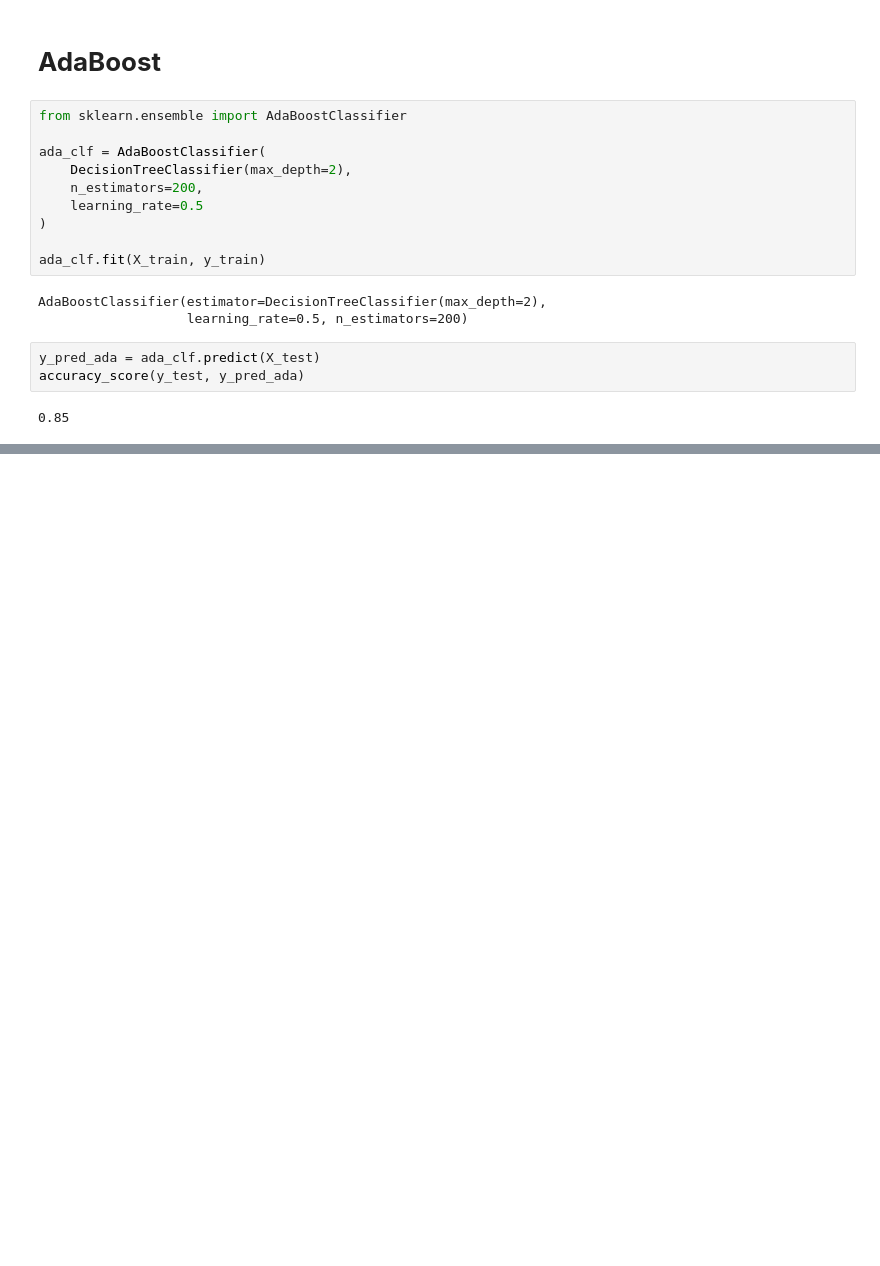
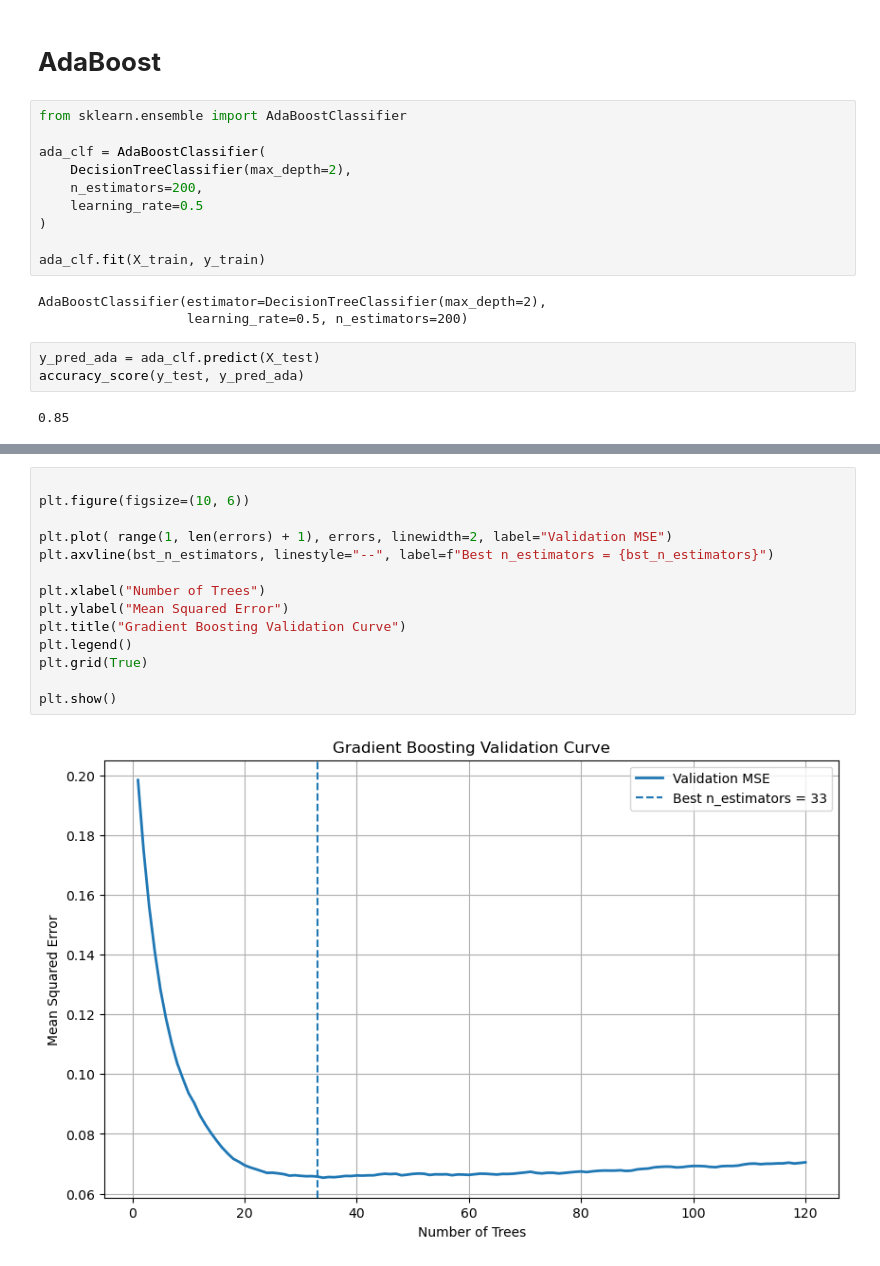
Before and after one commit to Haseebi-khan/MachineLearning, a Jupyter notebook: Hand_On_ML/Chapter7_EnsembleLearning_and_RandomForests.ipynb, the cells around one changed output, grey strips where cells are left out. Saved outputs shown, nothing was run; the diff lists cells and outputs as text; blank space fills up the shorter version.

```diff
--- a/Hand_On_ML/Chapter7_EnsembleLearning_and_RandomForests.ipynb
+++ b/Hand_On_ML/Chapter7_EnsembleLearning_and_RandomForests.ipynb
@@ -278,0 +383,16 @@ accuracy_score(y_test, y_pred_ada)
+# %%
+
+plt.figure(figsize=(10, 6))
+
+plt.plot( range(1, len(errors) + 1), errors, linewidth=2, label="Validation MSE")
+plt.axvline(bst_n_estimators, linestyle="--", label=f"Best n_estimators = {bst_n_estimators}")
+
+plt.xlabel("Number of Trees")
+plt.ylabel("Mean Squared Error")
+plt.title("Gradient Boosting Validation Curve")
+plt.legend()
+plt.grid(True)
+
+plt.show()
+# %% [output]
+[figure, added]
```
Also changed, not shown: parts of 20 cells of this notebook, 1 other file.
